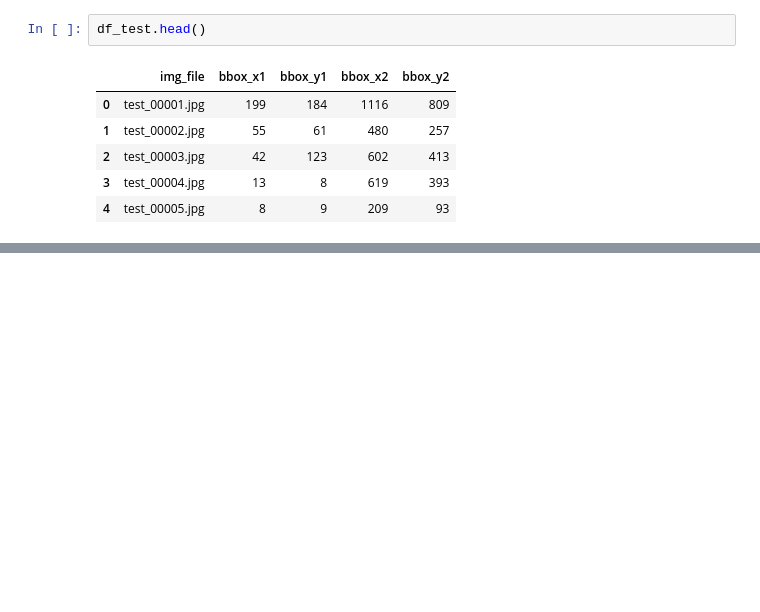
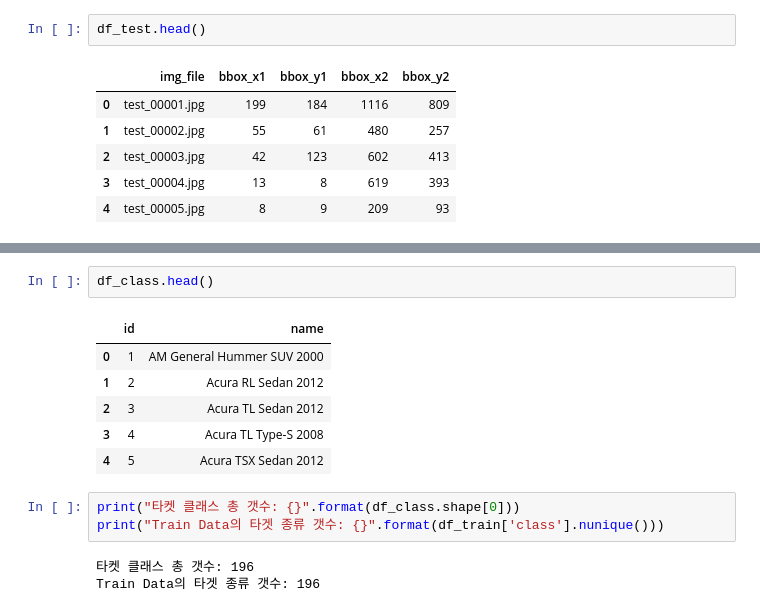
Before and after one commit to jihyunjeongme/data-analysis-kaggle, a Jupyter notebook: [Kaggle_2019_3rd_ML_month_with_KaKR]_자동차_이미지_데이터셋을_이용한_자동차_차종분류.ipynb, the cells around one changed output, grey strips where cells are left out. Saved outputs shown, nothing was run; the diff lists cells and outputs as text; blank space fills up the shorter version.

```diff
--- a/[Kaggle_2019_3rd_ML_month_with_KaKR]_자동차_이미지_데이터셋을_이용한_자동차_차종분류.ipynb
+++ b/[Kaggle_2019_3rd_ML_month_with_KaKR]_자동차_이미지_데이터셋을_이용한_자동차_차종분류.ipynb
@@ -148,0 +154,15 @@ FileNotFoundError: ignored
+# %%
+df_class.head()
+# %% [output]
+|  | id | name |
+| 0 | 1 | AM General Hummer SUV 2000 |
+| 1 | 2 | Acura RL Sedan 2012 |
+| 2 | 3 | Acura TL Sedan 2012 |
+| 3 | 4 | Acura TL Type-S 2008 |
+| 4 | 5 | Acura TSX Sedan 2012 |
+# %%
+print("타켓 클래스 총 갯수: {}".format(df_class.shape[0]))
+print("Train Data의 타겟 종류 갯수: {}".format(df_train['class'].nunique()))
+# %% [output]
+타켓 클래스 총 갯수: 196
+Train Data의 타겟 종류 갯수: 196
```
Also changed, not shown: parts of 30 cells of this notebook.
